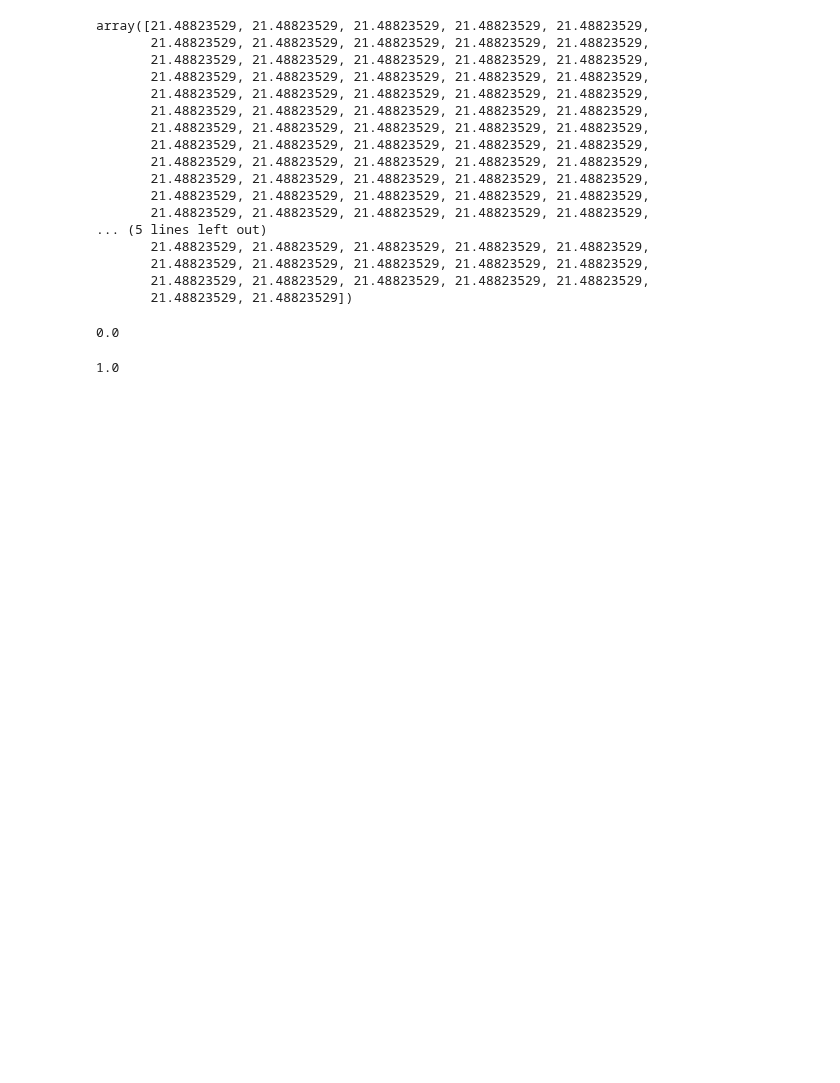
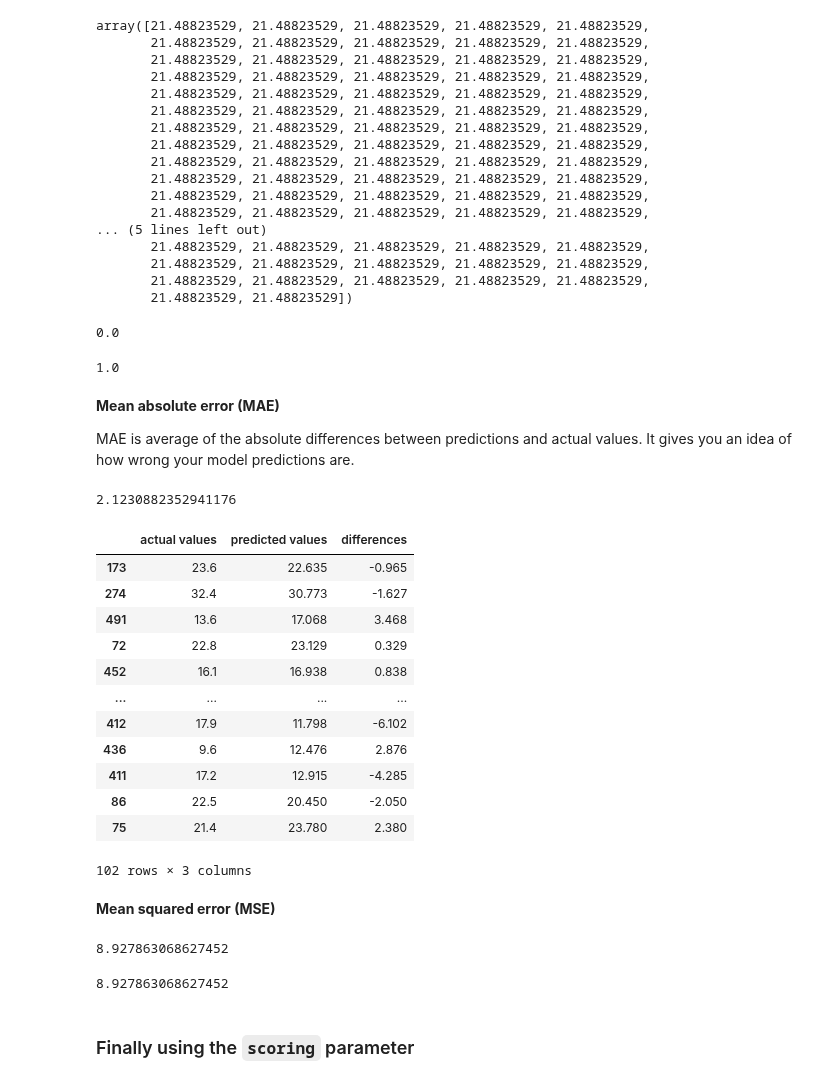
Before and after one commit to crypt096/zero-to-mastery-ml, a Jupyter notebook: introduction-to-scikit-learn.ipynb, the cells around one changed output. Saved outputs shown, nothing was run; the diff lists cells and outputs as text; code cells hidden in the pictures; blank space fills up the shorter version.

Commit message:
Evaluating a model with cross-validation and score parameter

```diff
--- a/introduction-to-scikit-learn.ipynb
+++ b/introduction-to-scikit-learn.ipynb
@@ -1325,3 +1325,54 @@ r2_score(y_test,y_test_mean)
 r2_score(y_test,y_test)
 # %% [output]
 1.0
+# %% [markdown]
+**Mean absolute error (MAE)**
+
+MAE is average of the absolute differences between predictions and actual values.
+It gives you an idea of how wrong your model predictions are.
+# %%
+# Mean absolute error
+from sklearn.metrics import mean_absolute_error
+
+y_preds = model.predict(X_test)
+mae = mean_absolute_error(y_test,y_preds)
+mae
+# %% [output]
+2.1230882352941176
+# %%
+df = pd.DataFrame(data={"actual values": y_test,"predicted values":y_preds})
+df["differences"] = df["predicted values"] - df["actual values"]
+df
+# %% [output]
+|  | actual values | predicted values | differences |
+| 173 | 23.6 | 22.635 | -0.965 |
+| 274 | 32.4 | 30.773 | -1.627 |
+| 491 | 13.6 | 17.068 | 3.468 |
+| 72 | 22.8 | 23.129 | 0.329 |
+| 452 | 16.1 | 16.938 | 0.838 |
+| ... | ... | ... | ... |
+| 412 | 17.9 | 11.798 | -6.102 |
+| 436 | 9.6 | 12.476 | 2.876 |
+| 411 | 17.2 | 12.915 | -4.285 |
+| 86 | 22.5 | 20.450 | -2.050 |
+| 75 | 21.4 | 23.780 | 2.380 |
+102 rows × 3 columns
+# %% [markdown]
+**Mean squared error (MSE)**
+# %%
+# Mean squared error
+from sklearn.metrics import mean_squared_error
+
+y_preds = model.predict(X_test)
+mse = mean_squared_error(y_test,y_preds)
+mse
+# %% [output]
+8.927863068627452
+# %%
+# Calculate MSE by hand
+squared = np.square(df["differences"])
+squared.mean()
+# %% [output]
+8.927863068627452
+# %% [markdown]
+### Finally using the `scoring` parameter
```
Also changed, not shown: parts of 14 cells of this notebook.
